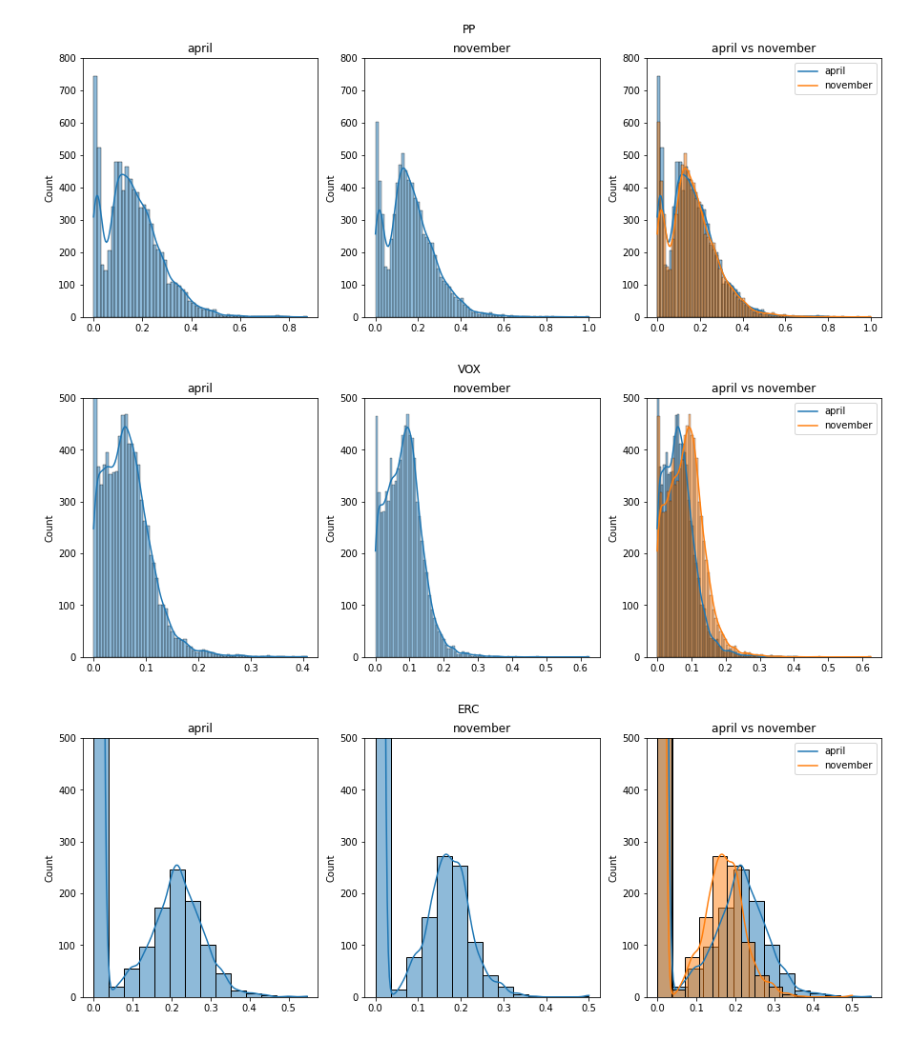
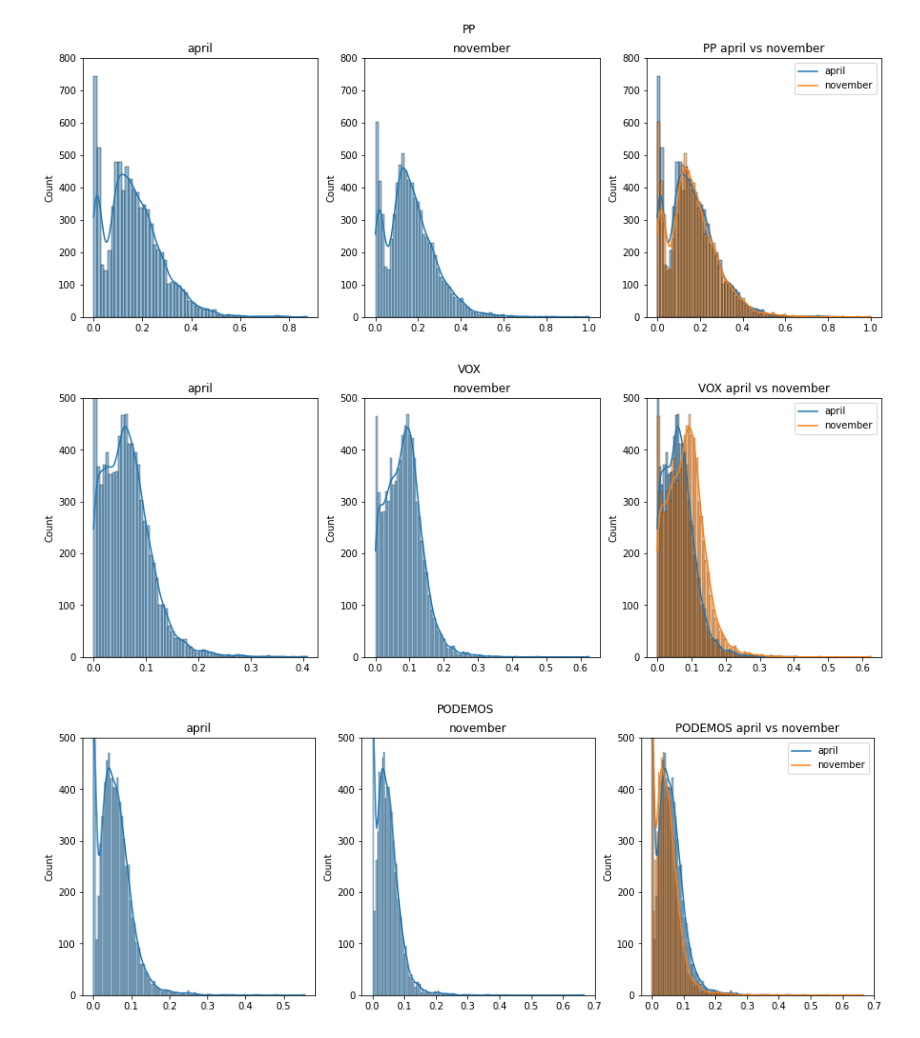
Before and after one commit to Rafael-Bardisa/Visual-Analytics-Final-Project, a Jupyter notebook: first_data_inspection.ipynb, the cells around one changed output. Saved outputs shown, nothing was run; the diff lists cells and outputs as text; code cells hidden in the pictures.

```diff
--- a/first_data_inspection.ipynb
+++ b/first_data_inspection.ipynb
@@ -285,27 +433,27 @@ fig.suptitle('VOX')
 sns.histplot(ax=axs[0], x=elections2019['VOX_apr'].values, kde=True).set_title('april')
 sns.histplot(ax=axs[1], x=elections2019['VOX_nov'].values, kde=True).set_title('november')
 sns.histplot(ax=axs[2], x=elections2019['VOX_apr'].values, kde=True)
-sns.histplot(ax=axs[2], x=elections2019['VOX_nov'].values, kde=True).set_title('april vs november')
+sns.histplot(ax=axs[2], x=elections2019['VOX_nov'].values, kde=True).set_title('VOX april vs november')
 plt.legend(['april','november'])
 axs[0].set_ylim(0, 500)
 axs[1].set_ylim(0, 500)
 axs[2].set_ylim(0, 500)
 plt.show()
 # %% [output]
-[figure, old version]
+[figure, new version]
 # %%
 fig, axs = plt.subplots(1, 3, sharex=False, figsize=(15,5))
-fig.suptitle('ERC')
-sns.histplot(ax=axs[0], x=elections2019['ERC_apr'].values, kde=True).set_title('april')
-sns.histplot(ax=axs[1], x=elections2019['ERC_nov'].values, kde=True).set_title('november')
-sns.histplot(ax=axs[2], x=elections2019['ERC_apr'].values, kde=True)
-sns.histplot(ax=axs[2], x=elections2019['ERC_nov'].values, kde=True).set_title('april vs november')
+fig.suptitle('PODEMOS')
+sns.histplot(ax=axs[0], x=elections2019['PODEMOS_apr'].values, kde=True).set_title('april')
+sns.histplot(ax=axs[1], x=elections2019['PODEMOS_nov'].values, kde=True).set_title('november')
+sns.histplot(ax=axs[2], x=elections2019['PODEMOS_apr'].values, kde=True)
+sns.histplot(ax=axs[2], x=elections2019['PODEMOS_nov'].values, kde=True).set_title('PODEMOS april vs november')
 plt.legend(['april','november'])
 axs[0].set_ylim(0, 500)
 axs[1].set_ylim(0, 500)
 axs[2].set_ylim(0, 500)
 plt.show()
 # %% [output]
-[figure, old version]
+[figure, new version]
 # %%
 fig, axs = plt.subplots(1, 3, sharex=False, figsize=(15,5))
```
Also changed, not shown: parts of 31 cells of this notebook, 2 other files.
